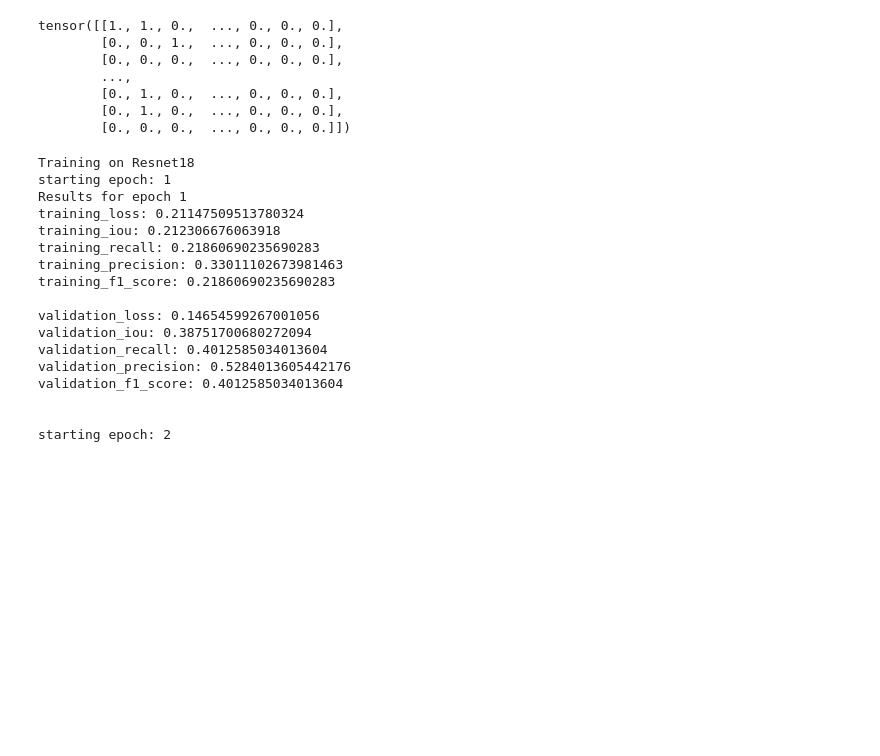
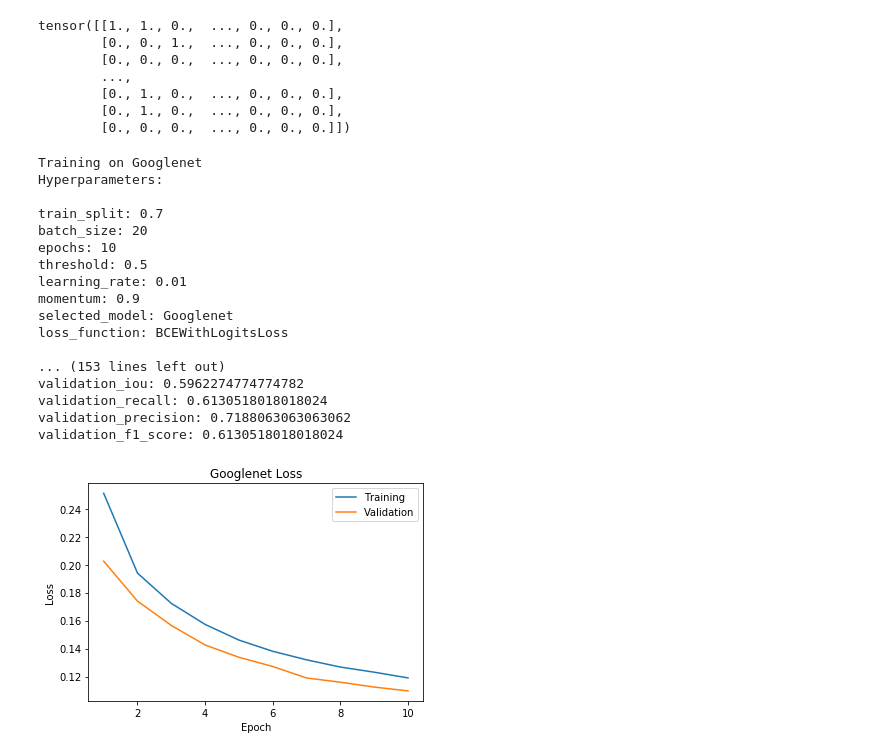
Before and after one commit to jindal2309/DataMiningProject3, a Jupyter notebook: main.ipynb, the cells around one changed output. Saved outputs shown, nothing was run; the diff lists cells and outputs as text; code cells hidden in the pictures; blank space fills up the shorter version.

Commit message:
added graphs and results

```diff
--- a/main.ipynb
+++ b/main.ipynb
@@ -189,7 +189,7 @@ def train(data_loader, classifier, loss_function, optimizer, threshold=0.5):
 #             print("true labels:", true_labels)
 #             print("pred greater than 0.5:", predicted_labels)
 
-    return sum(losses)/len(losses), sum(precisions)/len(precisions), sum(recalls)/len(recalls), sum(f1_scores)/len(f1_scores), sum(ious)/len(ious), losses, ious
+    return sum(losses)/len(losses), sum(precisions)/len(precisions), sum(recalls)/len(recalls), sum(f1_scores)/len(f1_scores), sum(ious)/len(ious)
 
 def validate(data_loader, classifier, loss_function, threshold=0.5):
     classifier.eval()
@@ -256,14 +256,14 @@ def validate(data_loader, classifier, loss_function, threshold=0.5):
     #             print("true labels:", true_labels)
     #             print("pred greater than 0.5:", predicted_labels)
 
-    return sum(losses)/len(losses), sum(precisions)/len(precisions), sum(recalls)/len(recalls), sum(f1_scores)/len(f1_scores), sum(ious)/len(ious), losses, ious
+    return sum(losses)/len(losses), sum(precisions)/len(precisions), sum(recalls)/len(recalls), sum(f1_scores)/len(f1_scores), sum(ious)/len(ious)
 # %%
 # Hyperparameters
-epochs = 50
+epochs = 10
 threshold = 0.5
 learning_rate = 0.01
 momentum = 0.9
-selected_model = "Resnet18"
+selected_model = "Googlenet"
 # %%
 if selected_model == "Alexnet":
     # Alexnet
@@ -307,38 +307,56 @@ elif selected_model == "Googlenet":
     loss_function = nn.BCEWithLogitsLoss()
     optimizer = torch.optim.SGD(classifier.fc.parameters(), lr=learning_rate, momentum=momentum)
 # %%
+training_losses = []
+training_ious = []
+validation_losses = []
+validation_ious = []
 print("Training on", selected_model)
+print("Hyperparameters:\n",
+      "\ntrain_split:", train_split,
+      "\nbatch_size:", batch_size,
+      "\nepochs:", epochs,
+      "\nthreshold:", threshold,
+      "\nlearning_rate:", learning_rate,
+      "\nmomentum:", momentum,
+      "\nselected_model:", selected_model,
+      "\nloss_function:", "BCEWithLogitsLoss",
+     )
 for epoch in range(0, epochs):
-    print("starting epoch:", epoch + 1)
-    training_loss, training_precision, training_recall, training_f1_score, training_iou, training_losses, training_ious = train(train_data_loader, classifier, loss_function, optimizer, threshold)
-    print("Results for epoch", epoch + 1)
+    print("\nstarting epoch:", epoch + 1)
+    training_loss, training_precision, training_recall, training_f1_score, training_iou = train(train_data_loader, classifier, loss_function, optimizer, threshold)
+    training_losses.append(training_loss)
+    training_ious.append(training_iou)
+    print(selected_model, "results for epoch", epoch + 1)
     print("training_loss:", training_loss)
     print("training_iou:", training_iou)
     print("training_recall:", training_recall)
     print("training_precision:", training_precision)
     print("training_f1_score:", training_recall, "\n")
 
-    validation_loss, validation_precision, validation_recall, validation_f1_score, validation_iou, validation_losses, validation_ious  = validate(validation_data_loader, classifier, loss_function, threshold)
+    validation_loss, validation_precision, validation_recall, validation_f1_score, validation_iou  = validate(validation_data_loader, classifier, loss_function, threshold)
+    validation_losses.append(validation_loss)
+    validation_ious.append(validation_iou)
     print("validation_loss:", validation_loss)
     print("validation_iou:", validation_iou)
     print("validation_recall:", validation_recall)
     print("validation_precision:", validation_precision)
     print("validation_f1_score:", validation_recall, "\n\n")
 # %% [output]
-Training on Resnet18
-starting epoch: 1
-Results for epoch 1
-training_loss: 0.21147509513780324
-training_iou: 0.212306676063918
-training_recall: 0.21860690235690283
-training_precision: 0.33011102673981463
-training_f1_score: 0.21860690235690283
+Training on Googlenet
+Hyperparameters:
 
-validation_loss: 0.14654599267001056
-validation_iou: 0.38751700680272094
-validation_recall: 0.4012585034013604
-validation_precision: 0.5284013605442176
-validation_f1_score: 0.4012585034013604
+train_split: 0.7
+batch_size: 20
+epochs: 10
+threshold: 0.5
+learning_rate: 0.01
+momentum: 0.9
+selected_model: Googlenet
+loss_function: BCEWithLogitsLoss
 
-
-starting epoch: 2
+... (153 lines left out)
+validation_iou: 0.5962274774774782
+validation_recall: 0.6130518018018024
+validation_precision: 0.7188063063063062
+validation_f1_score: 0.6130518018018024
@@ -355,0 +363,13 @@ def plot(x, y, x_label, y_label):
+# %%
+import matplotlib.pyplot as plt
+
+
+plt.plot([i for i in range(1, len(training_losses) + 1)], training_losses, label="Training")
+plt.plot([i for i in range(1, len(validation_losses) + 1)], validation_losses, label="Validation")
+plt.title(selected_model + " Loss")
+plt.xlabel("Epoch")
+plt.ylabel("Loss")
+plt.legend()
+plt.show()
+# %% [output]
+[figure, added]
```
Also changed, not shown: parts of 3 cells of this notebook, 9 other files.
